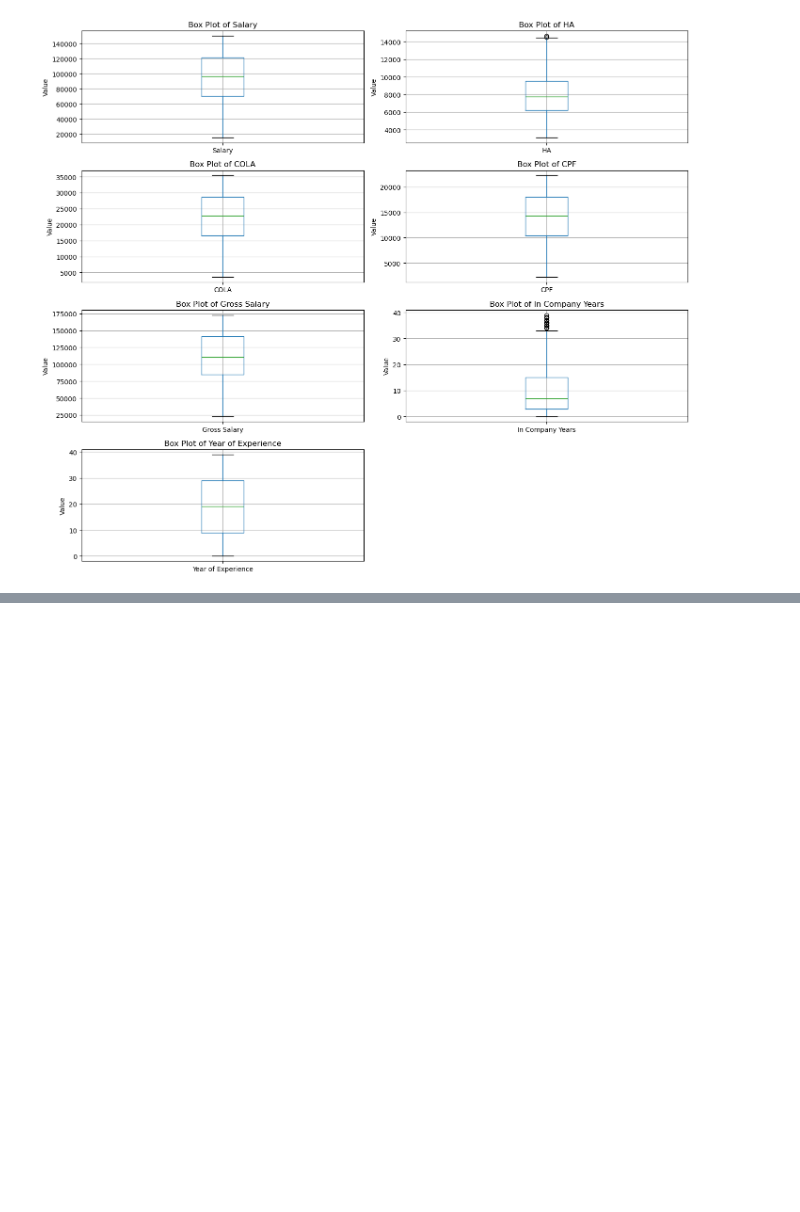
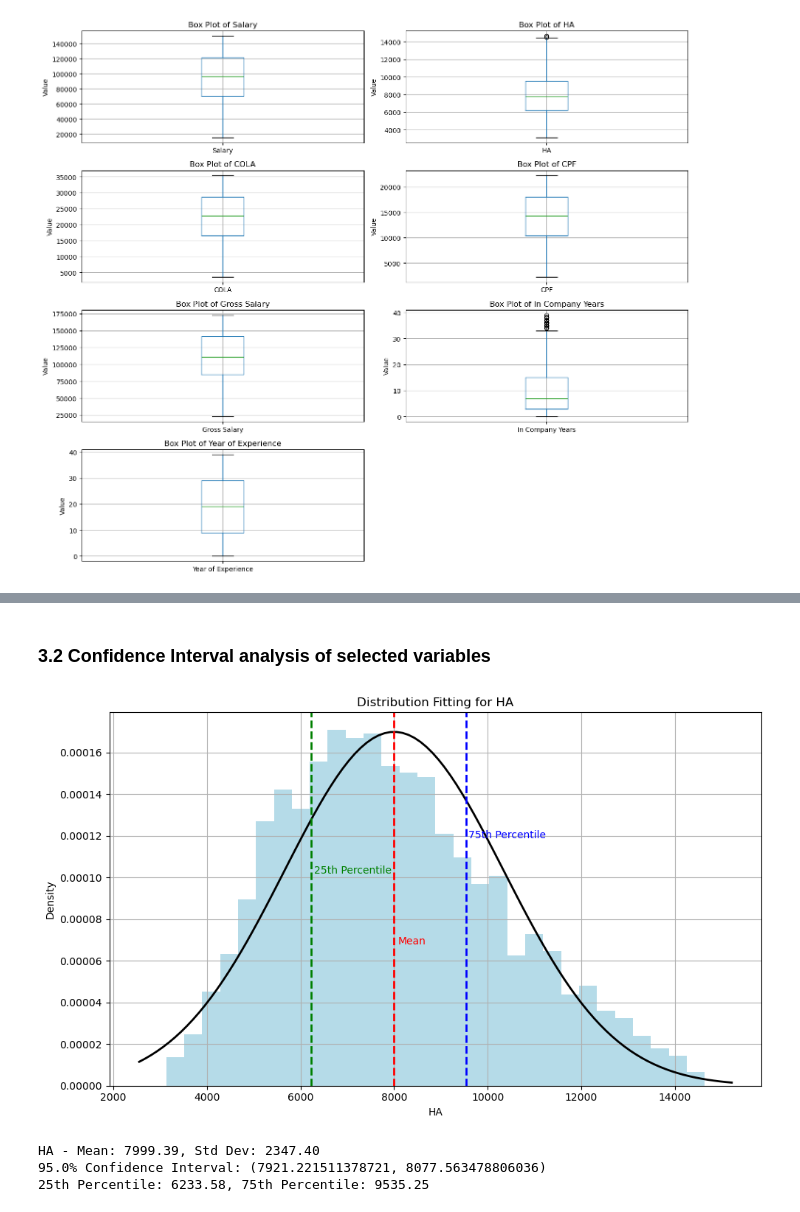
Before and after one commit to Jieoi/company_equity, a Jupyter notebook: Assignment 1.ipynb, the cells around one changed output, grey strips where cells are left out. Drawn from its saved outputs; the diff is of its cells as text; code cells hidden in the pictures; blank space fills up the shorter version.

```diff
--- a/Assignment 1.ipynb
+++ b/Assignment 1.ipynb
@@ -295,0 +320,2 @@ plt.show()
+# %% [markdown]
+### 3.2 Confidence Interval analysis of selected variables
@@ -295,0 +375,8 @@ plt.show()
+# %%
+# Apply the function to HA, Salary, In Company Years, and Years of Experience
+sampling_distribution_analysis(clean_data, 'HA')
+# %% [output]
+[figure, added]
+HA - Mean: 7999.39, Std Dev: 2347.40
+95.0% Confidence Interval: (7921.221511378721, 8077.563478806036)
+25th Percentile: 6233.58, 75th Percentile: 9535.25
```
Also changed, not shown: parts of 58 cells of this notebook.
